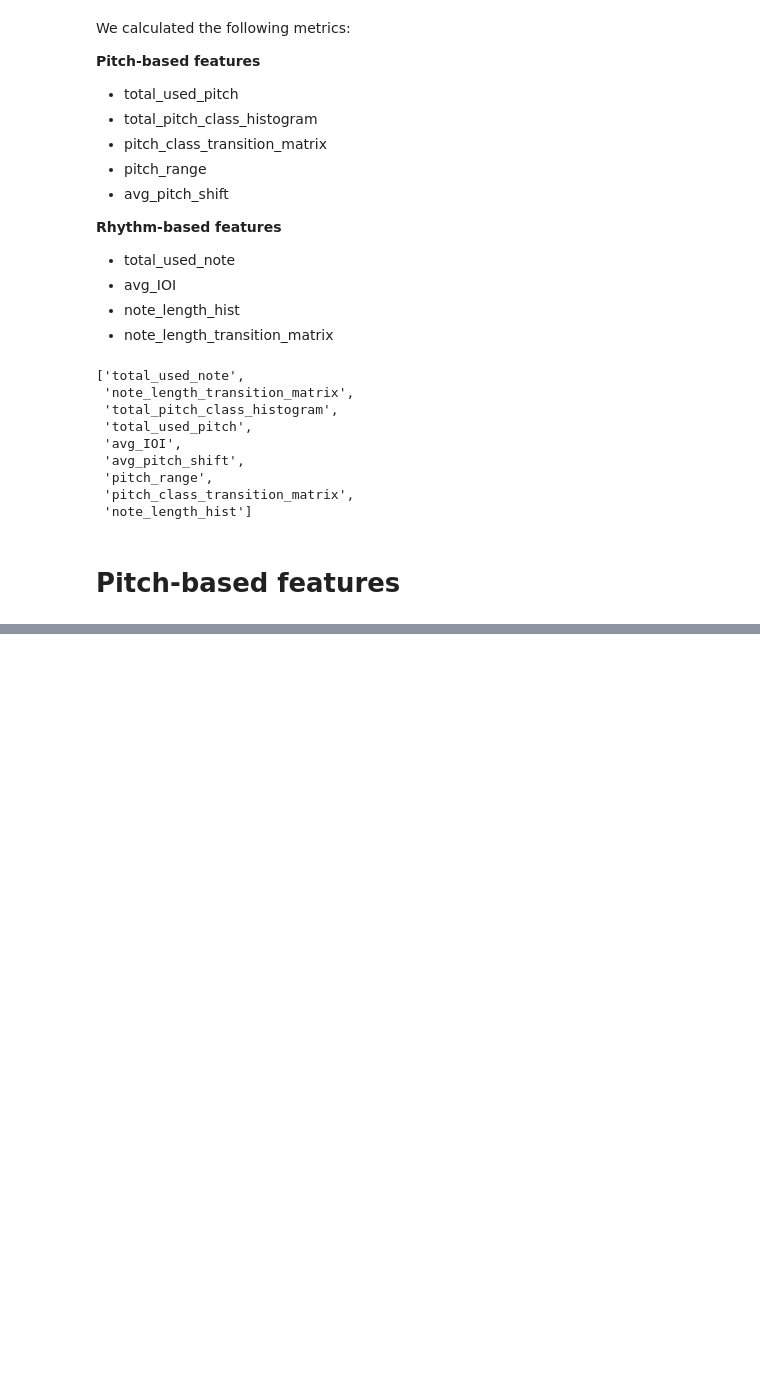
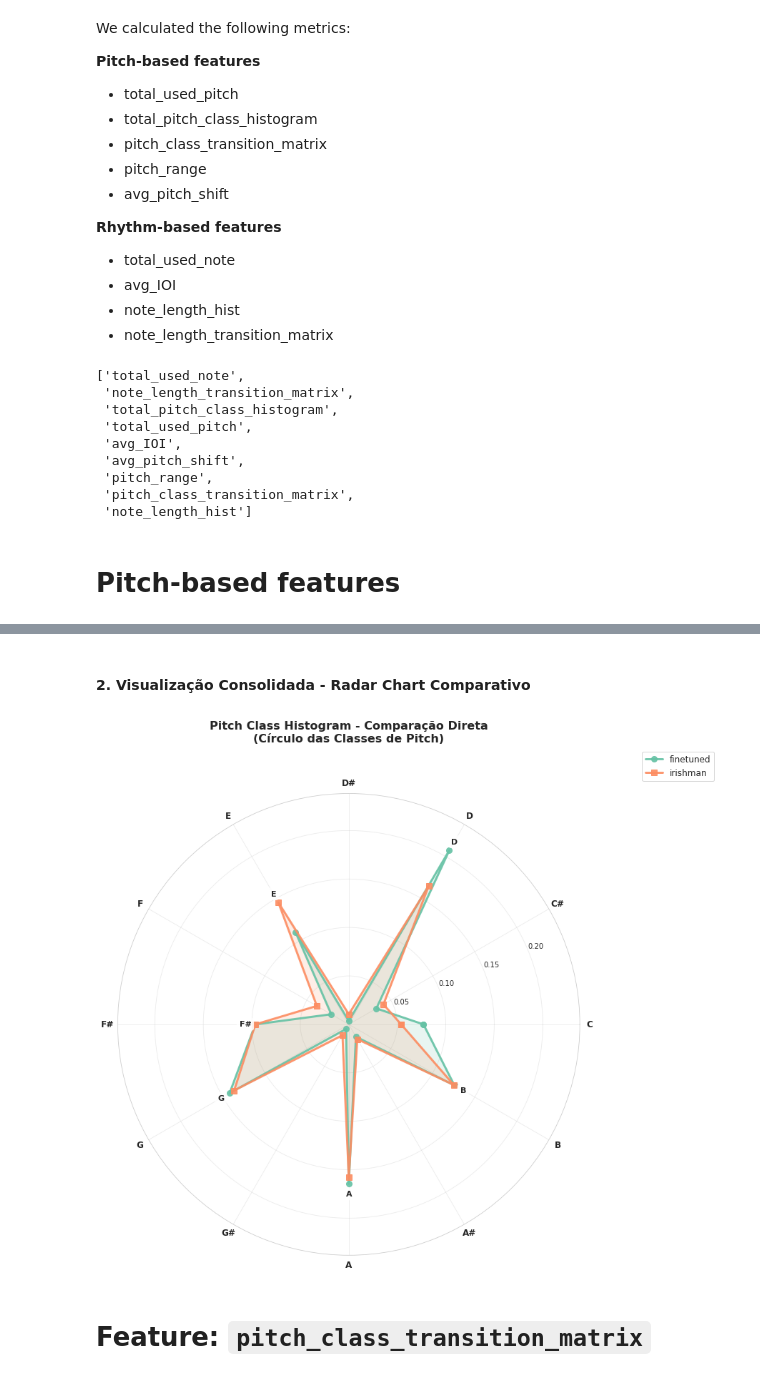
Before and after one commit to andreducfer/mgeval, a Jupyter notebook: results_finetuned_vs_irishman.ipynb, the cells around one changed output, grey strips where cells are left out. Cells and saved outputs as stored; diff of their text form; code cells hidden in the pictures; blank space fills up the shorter version.

```diff
--- a/results_finetuned_vs_irishman.ipynb
+++ b/results_finetuned_vs_irishman.ipynb
@@ -425,0 +498,53 @@ array([0.        , 0.05208333, 0.35416667, 0.        , 0.0625    ,
+# %% [markdown]
+#### 2. Visualização Consolidada - Radar Chart Comparativo
+# %%
+# Gráfico radar/spider final - comparação direta dos dois modelos
+fig, ax = plt.subplots(figsize=(12, 12), subplot_kw=dict(projection='polar'))
+
+# Ângulos para as 12 notas (melhor organização visual)
+angles = np.linspace(0, 2 * np.pi, 12, endpoint=False)
+
+# Fechar o polígono (repetir primeiro valor no final)
+angles_closed = np.concatenate([angles, [angles[0]]])
+values_1_closed = np.concatenate([mean_hist_1, [mean_hist_1[0]]])
+values_2_closed = np.concatenate([mean_hist_2, [mean_hist_2[0]]])
+
+# Plot dos dois modelos
+ax.plot(angles_closed, values_1_closed, 'o-', linewidth=3,
+        label=MODEL_1, color='#66c2a5', markersize=8, alpha=0.9)
+ax.fill(angles_closed, values_1_closed, alpha=0.15, color='#66c2a5')
+
+ax.plot(angles_closed, values_2_closed, 's-', linewidth=3,
+        label=MODEL_2, color='#fc8d62', markersize=8, alpha=0.9)
+ax.fill(angles_closed, values_2_closed, alpha=0.15, color='#fc8d62')
+
+# Customização
+ax.set_xticks(angles)
+ax.set_xticklabels(note_labels, fontsize=12, weight='bold')
+ax.set_title('Pitch Class Histogram - Comparação Direta\n(Círculo das Classes de Pitch)',
+             fontsize=16, weight='bold', pad=40)
+ax.grid(True, alpha=0.4)
+ax.set_ylim(0, max(np.max(mean_hist_1), np.max(mean_hist_2)) * 1.15)
+
+# Legenda
+ax.legend(loc='upper right', bbox_to_anchor=(1.3, 1.1), fontsize=12)
+
+# Adicionar valores nos pontos principais (apenas os maiores valores)
+max_indices = np.argsort(mean_hist_1 + mean_hist_2)[-6:]  # top 6
+for i in max_indices:
+    angle = angles[i]
+    val1, val2 = mean_hist_1[i], mean_hist_2[i]
+    max_val = max(val1, val2)
+
+    # Texto do lado externo do círculo
+    radius_text = max_val + max(np.max(mean_hist_1), np.max(mean_hist_2)) * 0.05
+    ax.text(angle, radius_text, '{}'.format(note_labels[i]),
+           ha='center', va='center', fontsize=11, weight='bold',
+           bbox=dict(boxstyle="round,pad=0.3", facecolor='white', alpha=0.8))
+
+plt.tight_layout()
+plt.show()
+# %% [output]
+[figure, added]
+# %% [markdown]
+# Feature: `pitch_class_transition_matrix`
```
Also changed, not shown: parts of 19 cells of this notebook.
